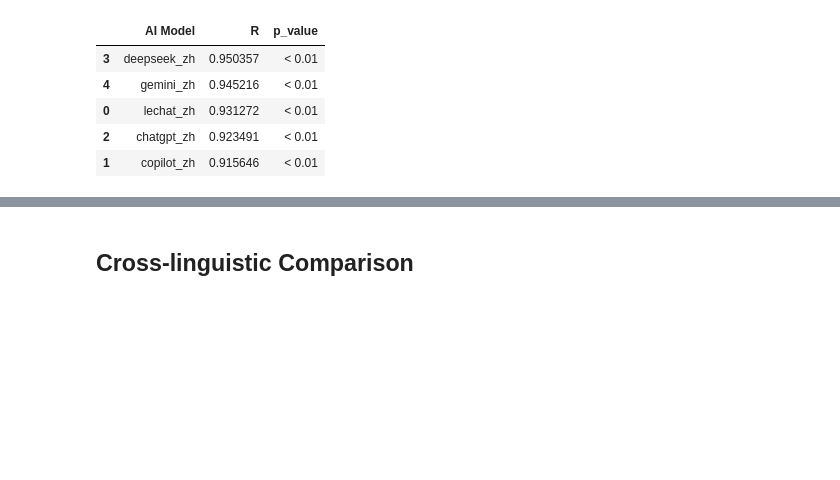
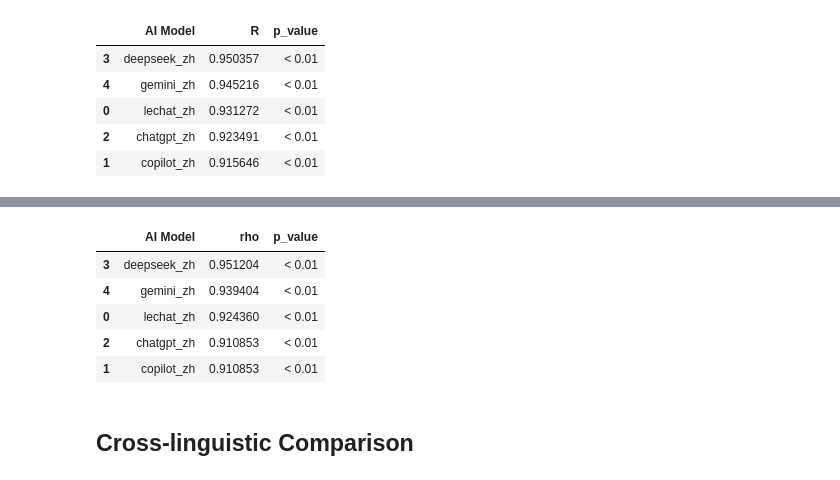
Before and after one commit to partigabor/occupational-gender-bias, a Jupyter notebook: main.ipynb, the cells around one changed output, grey strips where cells are left out. Drawn from its saved outputs; the diff is of its cells as text; code cells hidden in the pictures; blank space fills up the shorter version.

```diff
--- a/main.ipynb
+++ b/main.ipynb
@@ -2252,3 +2348,83 @@ Correlation Results:
 | 0 | lechat_zh | 0.931272 | < 0.01 |
 | 2 | chatgpt_zh | 0.923491 | < 0.01 |
 | 1 | copilot_zh | 0.915646 | < 0.01 |
+# %%
+# Calculate the absolute difference between human mean ratings and each AI model's mean ratings
+ai_columns = ['lechat_zh', 'copilot_zh', 'chatgpt_zh', 'deepseek_zh', 'gemini_zh']
+diffs = {}
+
+# Calculate the absolute differences
+for col in ai_columns:
+    diffs[col] = (df_zh['mean_zh'].abs() - df_zh[col]).abs()
+
+# Create a DataFrame to summarize the mean absolute differences for each model
+mean_diffs = {col: diffs[col].mean() for col in ai_columns}
+mean_diffs_df = pd.DataFrame.from_dict(mean_diffs, orient='index', columns=['mean_absolute_difference'])
+mean_diffs_df = mean_diffs_df.sort_values('mean_absolute_difference')
+
+print("Mean absolute difference between human and AI model ratings (lower is closer):")
+print(mean_diffs_df)
+
+# Find the AI model with the smallest mean absolute difference
+closest_model = mean_diffs_df.index[0]
+print(f"\nThe AI model whose mean ratings are closest to human ratings is: {closest_model}")
+
+# Plot (Spearman)
+import plotly.figure_factory as ff
+from scipy.stats import spearmanr
+
+# Prepare correlation and p-value matrices (Spearman)
+corr_cols = ['mean_zh', 'lechat_zh', 'copilot_zh', 'chatgpt_zh', 'deepseek_zh', 'gemini_zh']
+df_corr = df_zh_plot[corr_cols].dropna()
+corr_matrix = df_corr.corr(method='spearman')
+
+# Compute p-value matrix via spearmanr
+pval_matrix = pd.DataFrame(np.ones_like(corr_matrix), columns=corr_matrix.columns, index=corr_matrix.index)
+for i in corr_matrix.columns:
+    for j in corr_matrix.columns:
+        if i == j:
+            pval_matrix.loc[i, j] = 0.0
+        else:
+            rho, p = spearmanr(df_corr[i], df_corr[j])
+            pval_matrix.loc[i, j] = p
+
+# Annotate with ρ and p
+z_text = [[f"ρ={corr_matrix.iloc[i, j]:.2f}<br>p={pval_matrix.iloc[i, j]:.3g}"
+           for j in range(len(corr_matrix))] for i in range(len(corr_matrix))]
+
+fig = ff.create_annotated_heatmap(
+    z=corr_matrix.values,
+    x=list(corr_matrix.columns),
+    y=list(corr_matrix.index),
+    annotation_text=z_text,
+    colorscale=chinese_color_scale,
+    zmin=-1, zmax=1,
+    showscale=True,
+    colorbar=dict(title='Spearman ρ')
+)
+
+fig.update_layout(
+    title='Correlation Matrix (Spearman): Human vs AI Model Ratings',
+    font=dict(family="Times New Roman, serif", size=12, color='black'),
+    width=600, height=500,
+    margin=dict(l=0, r=0, t=40, b=0)
+)
+fig.show()
+
+# Table
+# Prepare a DataFrame with ρ and p for each AI model vs mean_zh
+correlation_results = pd.DataFrame({
+    'AI Model': ai_columns,
+    'rho': [corr_matrix.loc['mean_zh', model] for model in ai_columns],
+    'p_value': [pval_matrix.loc['mean_zh', model] for model in ai_columns]
+})
+
+# If P value is lower than 0.01, show < 0.01
+correlation_results['p_value'] = correlation_results['p_value'].apply(lambda x: '< 0.01' if x < 0.01 else x)
+
+# Sort it by rho
+correlation_results = correlation_results.sort_values(by='rho', ascending=False)
+
+print("Correlation Results (Spearman):")
+correlation_results
+# %% [output]
@@ -2255,3 +2441,9 @@ Correlation Results:
+|  | AI Model | rho | p_value |
+| 3 | deepseek_zh | 0.951204 | < 0.01 |
+| 4 | gemini_zh | 0.939404 | < 0.01 |
+| 0 | lechat_zh | 0.924360 | < 0.01 |
+| 2 | chatgpt_zh | 0.910853 | < 0.01 |
+| 1 | copilot_zh | 0.910853 | < 0.01 |
 # %% [markdown]
 ## Cross-linguistic Comparison
 # %% [markdown]
```
Also changed, not shown: parts of 29 cells of this notebook, 37 other files.
